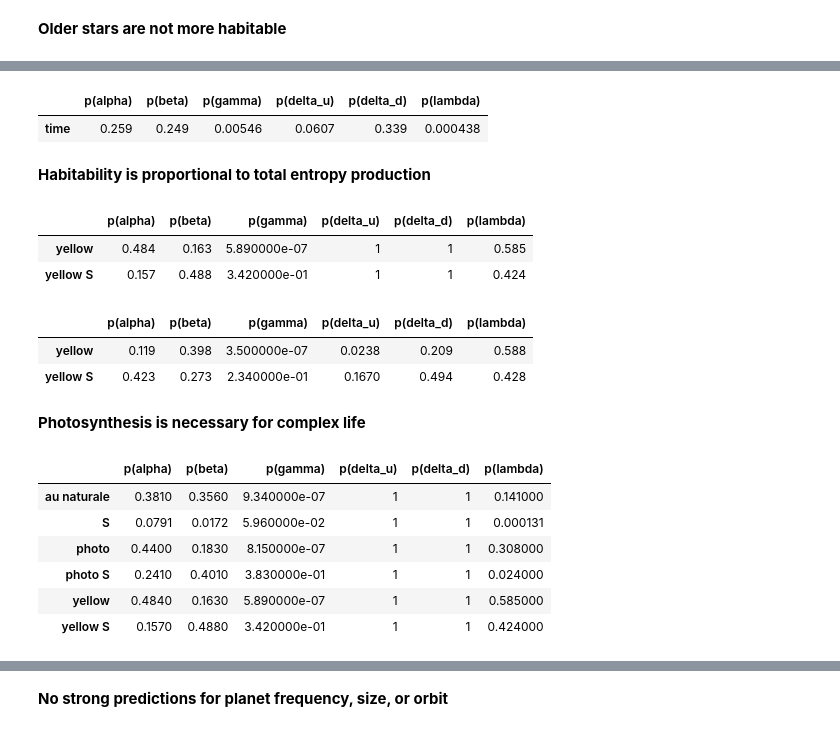
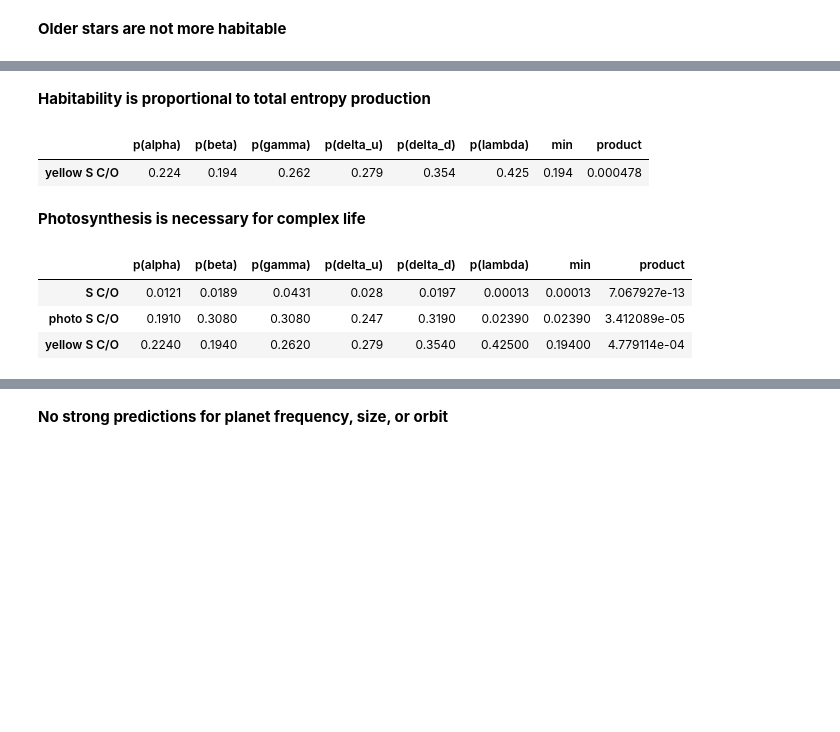
Before and after one commit to mccsandora/Multiverse-Habitability-Handler, a Jupyter notebook: muhaha_demo.ipynb, the cells around one changed output, grey strips where cells are left out. Saved outputs shown, nothing was run; the diff lists cells and outputs as text; code cells hidden in the pictures; blank space fills up the shorter version.

```diff
--- a/muhaha_demo.ipynb
+++ b/muhaha_demo.ipynb
@@ -5,2 +1,3 @@ Requirement already satisfied: sobol_seq in /usr/local/lib/python3.6/dist-packag
 # %%
 from muhaha import *
+H_nb={'Q_l':1,'return_df':True,'verbose':False}
@@ -32,31 +18,16 @@ compute_probs(L_old,H_S=[0],H_photo=[0],H_time=[1])
-# %%
-compute_probs(L_new,H_S=[0],H_photo=[0],H_time=[1])
-# %% [output]
-|  | p(alpha) | p(beta) | p(gamma) | p(delta_u) | p(delta_d) | p(lambda) |
-| time | 0.259 | 0.249 | 0.00546 | 0.0607 | 0.339 | 0.000438 |
 # %% [markdown]
 **Habitability is proportional to total entropy production**
 # %%
-compute_probs(L_old)
+compute_probs(**H_nb)
 # %% [output]
-|  | p(alpha) | p(beta) | p(gamma) | p(delta_u) | p(delta_d) | p(lambda) |
-| yellow | 0.484 | 0.163 | 5.890000e-07 | 1 | 1 | 0.585 |
-| yellow S | 0.157 | 0.488 | 3.420000e-01 | 1 | 1 | 0.424 |
+|  | p(alpha) | p(beta) | p(gamma) | p(delta_u) | p(delta_d) | p(lambda) | min | product |
+| yellow S C/O | 0.224 | 0.194 | 0.262 | 0.279 | 0.354 | 0.425 | 0.194 | 0.000478 |
-# %%
-compute_probs(L_new)
-# %% [output]
-|  | p(alpha) | p(beta) | p(gamma) | p(delta_u) | p(delta_d) | p(lambda) |
-| yellow | 0.119 | 0.398 | 3.500000e-07 | 0.0238 | 0.209 | 0.588 |
-| yellow S | 0.423 | 0.273 | 2.340000e-01 | 0.1670 | 0.494 | 0.428 |
 # %% [markdown]
 **Photosynthesis is necessary for complex life**
 # %%
-compute_probs(L_old, H_photo = [0,1,2])
+compute_probs(H_photo=[0,1,2], **H_nb)
 # %% [output]
-|  | p(alpha) | p(beta) | p(gamma) | p(delta_u) | p(delta_d) | p(lambda) |
-| au naturale | 0.3810 | 0.3560 | 9.340000e-07 | 1 | 1 | 0.141000 |
-| S | 0.0791 | 0.0172 | 5.960000e-02 | 1 | 1 | 0.000131 |
-| photo | 0.4400 | 0.1830 | 8.150000e-07 | 1 | 1 | 0.308000 |
-| photo S | 0.2410 | 0.4010 | 3.830000e-01 | 1 | 1 | 0.024000 |
-| yellow | 0.4840 | 0.1630 | 5.890000e-07 | 1 | 1 | 0.585000 |
-| yellow S | 0.1570 | 0.4880 | 3.420000e-01 | 1 | 1 | 0.424000 |
+|  | p(alpha) | p(beta) | p(gamma) | p(delta_u) | p(delta_d) | p(lambda) | min | product |
+| S C/O | 0.0121 | 0.0189 | 0.0431 | 0.028 | 0.0197 | 0.00013 | 0.00013 | 7.067927e-13 |
+| photo S C/O | 0.1910 | 0.3080 | 0.3080 | 0.247 | 0.3190 | 0.02390 | 0.02390 | 3.412089e-05 |
+| yellow S C/O | 0.2240 | 0.1940 | 0.2620 | 0.279 | 0.3540 | 0.42500 | 0.19400 | 4.779114e-04 |
```
Also changed, not shown: parts of 24 cells of this notebook, 5 other files.
